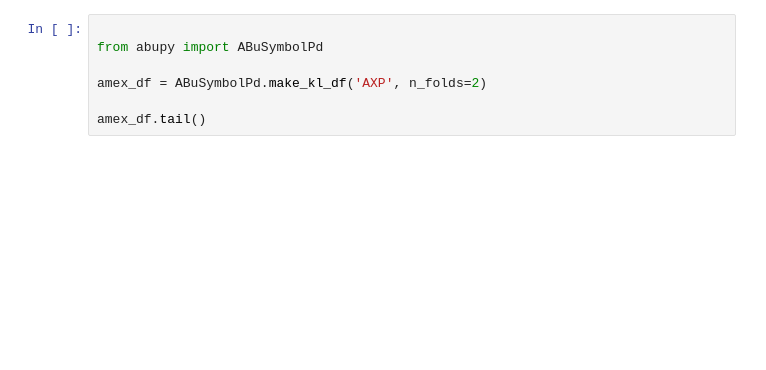
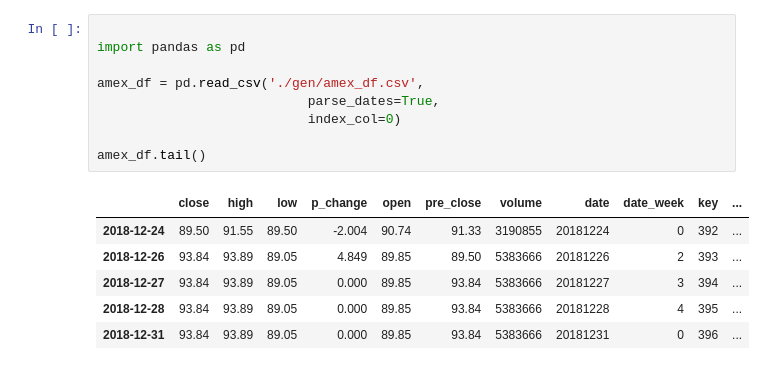
Before and after one commit to jacktator/BtMbQT_Py, a Jupyter notebook: chapter4/4.2.2.ipynb, the cells around one changed output. Saved outputs shown, nothing was run; the diff lists cells and outputs as text; blank space fills up the shorter version.

```diff
--- a/chapter4/4.2.2.ipynb
+++ b/chapter4/4.2.2.ipynb
@@ -1,10 +1,19 @@
-# %%
-
-from abupy import ABuSymbolPd
-
-amex_df = ABuSymbolPd.make_kl_df('AXP', n_folds=2)
-
-amex_df.tail()
+# %%
+
+import pandas as pd
+
+amex_df = pd.read_csv('./gen/amex_df.csv',
+                           parse_dates=True,
+                           index_col=0)
+
+amex_df.tail()
+# %% [output]
+|  | close | high | low | p_change | open | pre_close | volume | date | date_week | key | ... |
+| 2018-12-24 | 89.50 | 91.55 | 89.50 | -2.004 | 90.74 | 91.33 | 3190855 | 20181224 | 0 | 392 | ... |
+| 2018-12-26 | 93.84 | 93.89 | 89.05 | 4.849 | 89.85 | 89.50 | 5383666 | 20181226 | 2 | 393 | ... |
+| 2018-12-27 | 93.84 | 93.89 | 89.05 | 0.000 | 89.85 | 93.84 | 5383666 | 20181227 | 3 | 394 | ... |
+| 2018-12-28 | 93.84 | 93.89 | 89.05 | 0.000 | 89.85 | 93.84 | 5383666 | 20181228 | 4 | 395 | ... |
+| 2018-12-31 | 93.84 | 93.89 | 89.05 | 0.000 | 89.85 | 93.84 | 5383666 | 20181231 | 0 | 396 | ... |
 # %%
 
 amex_df.loc['2018-07-23':'2018-07-31', 'open']
```
Also changed, not shown: parts of 7 cells of this notebook, 23 other files.
